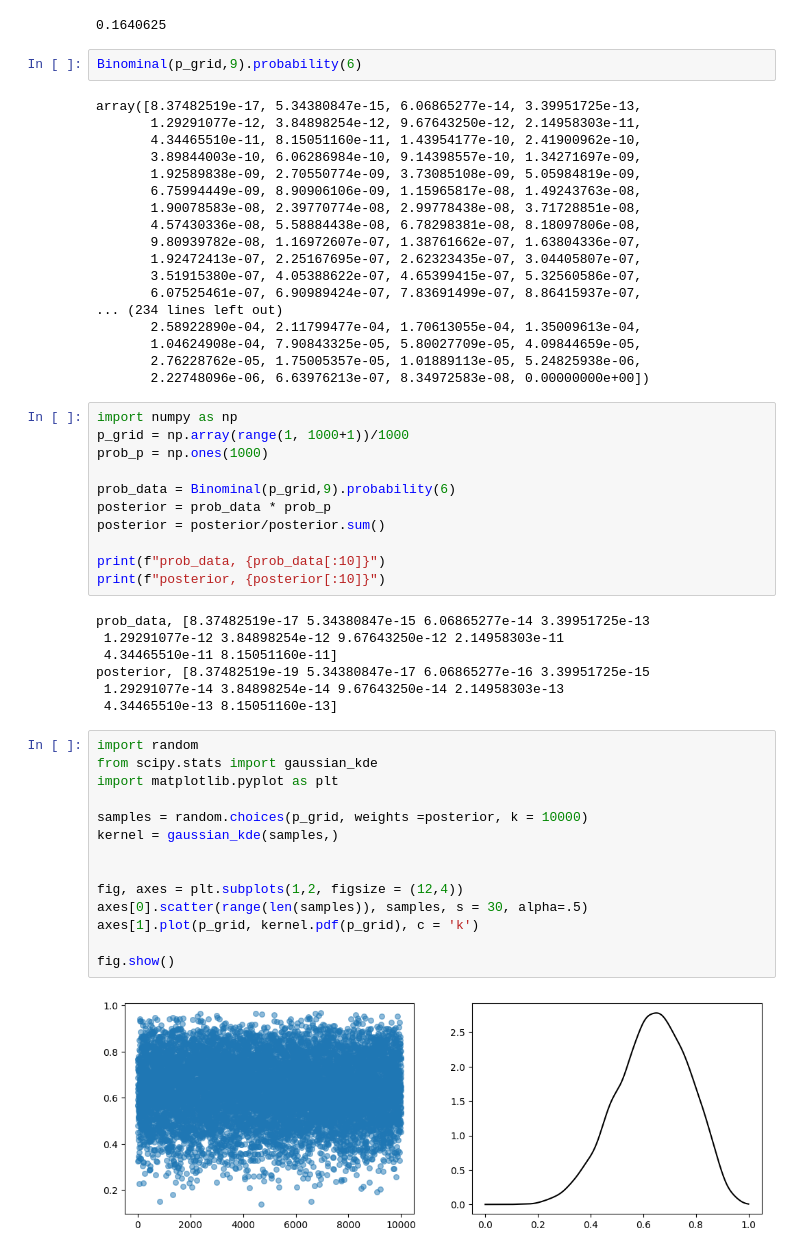
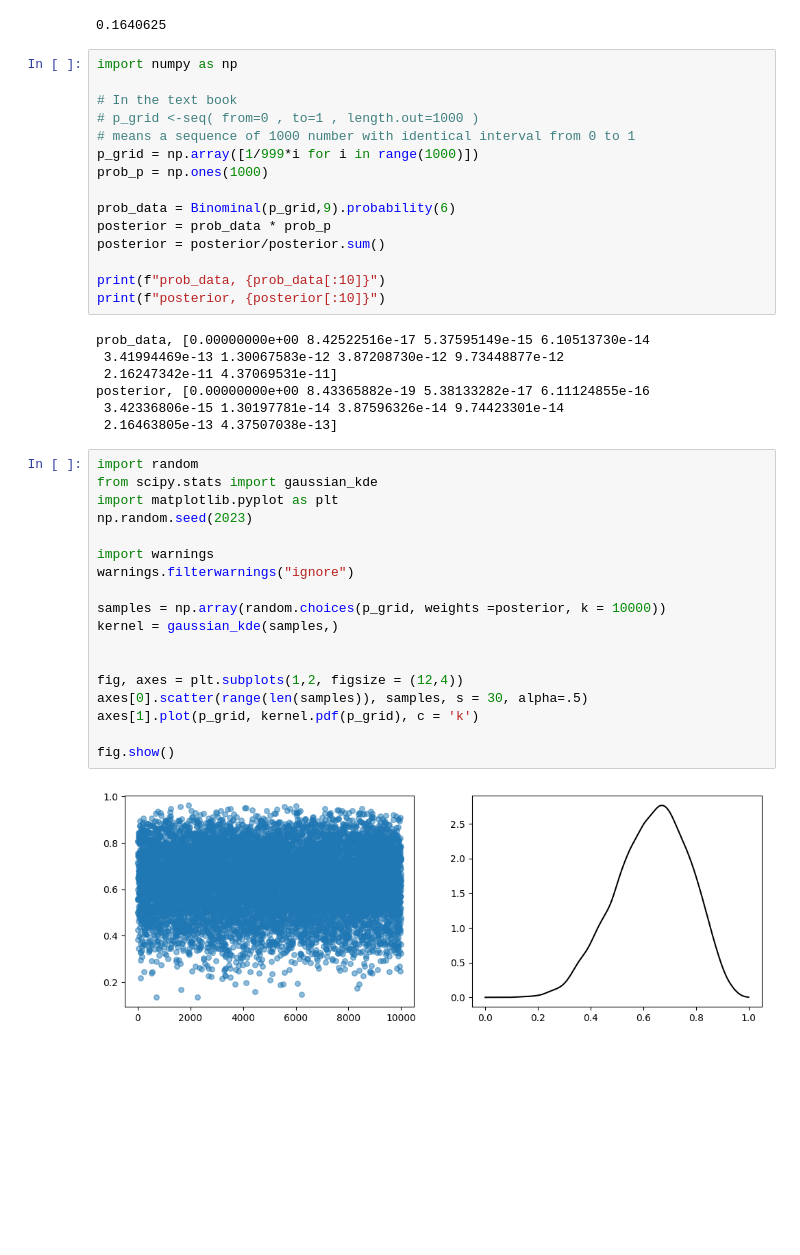
Before and after one commit to AllenLeong/studying-statistical-rethinging-in-python, a Jupyter notebook: notebooks/chapter-3-sampling-the-imaginary.ipynb, the cells around one changed output. Cells and saved outputs as stored; diff of their text form; blank space fills up the shorter version.

```diff
--- a/notebooks/chapter-3-sampling-the-imaginary.ipynb
+++ b/notebooks/chapter-3-sampling-the-imaginary.ipynb
@@ -74,29 +74,13 @@ class Binominal:
         return p
 # %% [output]
 0.1640625
-# %%
-Binominal(p_grid,9).probability(6)
-# %% [output]
-array([8.37482519e-17, 5.34380847e-15, 6.06865277e-14, 3.39951725e-13,
-       1.29291077e-12, 3.84898254e-12, 9.67643250e-12, 2.14958303e-11,
-       4.34465510e-11, 8.15051160e-11, 1.43954177e-10, 2.41900962e-10,
-       3.89844003e-10, 6.06286984e-10, 9.14398557e-10, 1.34271697e-09,
-       1.92589838e-09, 2.70550774e-09, 3.73085108e-09, 5.05984819e-09,
-       6.75994449e-09, 8.90906106e-09, 1.15965817e-08, 1.49243763e-08,
-       1.90078583e-08, 2.39770774e-08, 2.99778438e-08, 3.71728851e-08,
-       4.57430336e-08, 5.58884438e-08, 6.78298381e-08, 8.18097806e-08,
-       9.80939782e-08, 1.16972607e-07, 1.38761662e-07, 1.63804336e-07,
-       1.92472413e-07, 2.25167695e-07, 2.62323435e-07, 3.04405807e-07,
-       3.51915380e-07, 4.05388622e-07, 4.65399415e-07, 5.32560586e-07,
-       6.07525461e-07, 6.90989424e-07, 7.83691499e-07, 8.86415937e-07,
-... (234 lines left out)
-       2.58922890e-04, 2.11799477e-04, 1.70613055e-04, 1.35009613e-04,
-       1.04624908e-04, 7.90843325e-05, 5.80027709e-05, 4.09844659e-05,
-       2.76228762e-05, 1.75005357e-05, 1.01889113e-05, 5.24825938e-06,
-       2.22748096e-06, 6.63976213e-07, 8.34972583e-08, 0.00000000e+00])
 # %%
 import numpy as np
-p_grid = np.array(range(1, 1000+1))/1000
+
+# In the text book
+# p_grid <-seq( from=0 , to=1 , length.out=1000 )
+# means a sequence of 1000 number with identical interval from 0 to 1
+p_grid = np.array([1/999*i for i in range(1000)])
 prob_p = np.ones(1000)
 
 prob_data = Binominal(p_grid,9).probability(6)
@@ -106,25 +90,29 @@ posterior = posterior/posterior.sum()
 print(f"prob_data, {prob_data[:10]}")
 print(f"posterior, {posterior[:10]}")
 # %% [output]
-prob_data, [8.37482519e-17 5.34380847e-15 6.06865277e-14 3.39951725e-13
- 1.29291077e-12 3.84898254e-12 9.67643250e-12 2.14958303e-11
- 4.34465510e-11 8.15051160e-11]
-posterior, [8.37482519e-19 5.34380847e-17 6.06865277e-16 3.39951725e-15
- 1.29291077e-14 3.84898254e-14 9.67643250e-14 2.14958303e-13
- 4.34465510e-13 8.15051160e-13]
+prob_data, [0.00000000e+00 8.42522516e-17 5.37595149e-15 6.10513730e-14
+ 3.41994469e-13 1.30067583e-12 3.87208730e-12 9.73448877e-12
+ 2.16247342e-11 4.37069531e-11]
+posterior, [0.00000000e+00 8.43365882e-19 5.38133282e-17 6.11124855e-16
+ 3.42336806e-15 1.30197781e-14 3.87596326e-14 9.74423301e-14
+ 2.16463805e-13 4.37507038e-13]
 # %%
 import random
 from scipy.stats import gaussian_kde
 import matplotlib.pyplot as plt
+np.random.seed(2023)
 
-samples = random.choices(p_grid, weights =posterior, k = 10000)
+import warnings
+warnings.filterwarnings("ignore")
+
+samples = np.array(random.choices(p_grid, weights =posterior, k = 10000))
 kernel = gaussian_kde(samples,)
 
 
 fig, axes = plt.subplots(1,2, figsize = (12,4))
 axes[0].scatter(range(len(samples)), samples, s = 30, alpha=.5)
 axes[1].plot(p_grid, kernel.pdf(p_grid), c = 'k')
 
 fig.show()
 # %% [output]
-[figure, old version]
+[figure, new version]
```
Also changed, not shown: parts of 6 cells of this notebook.
